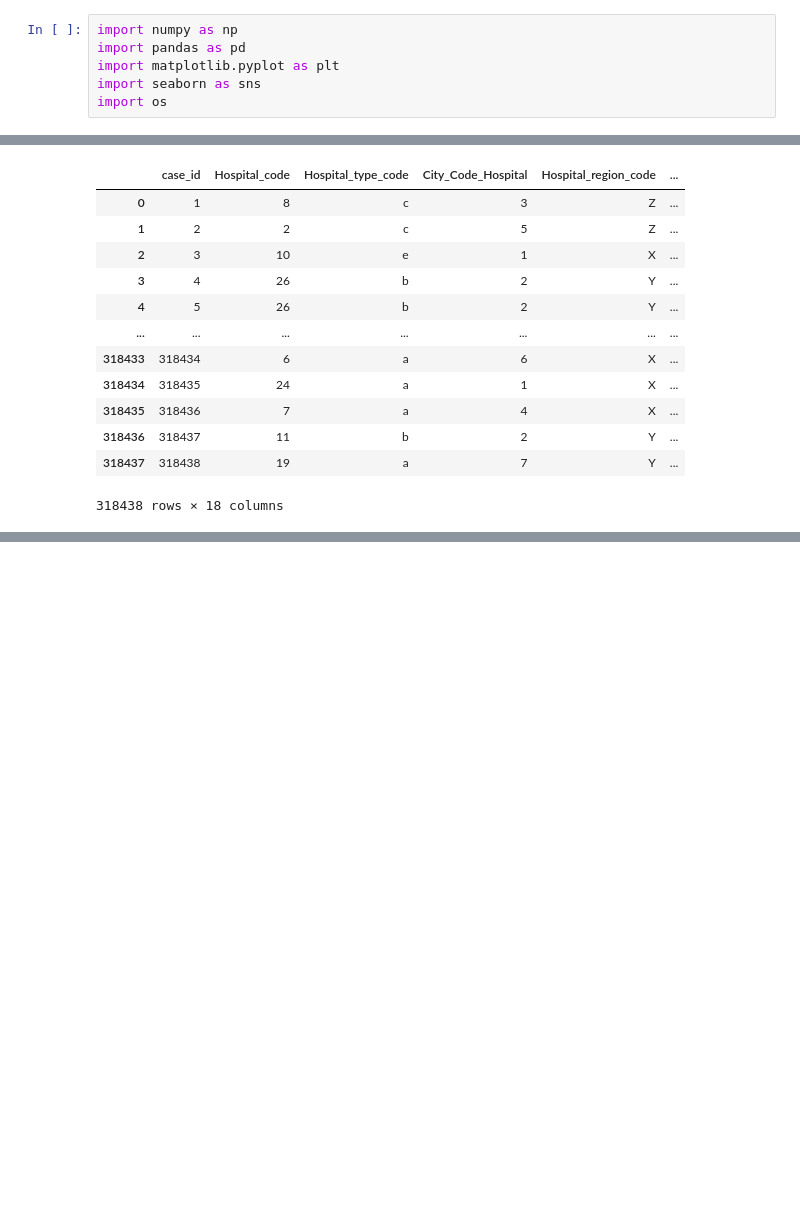
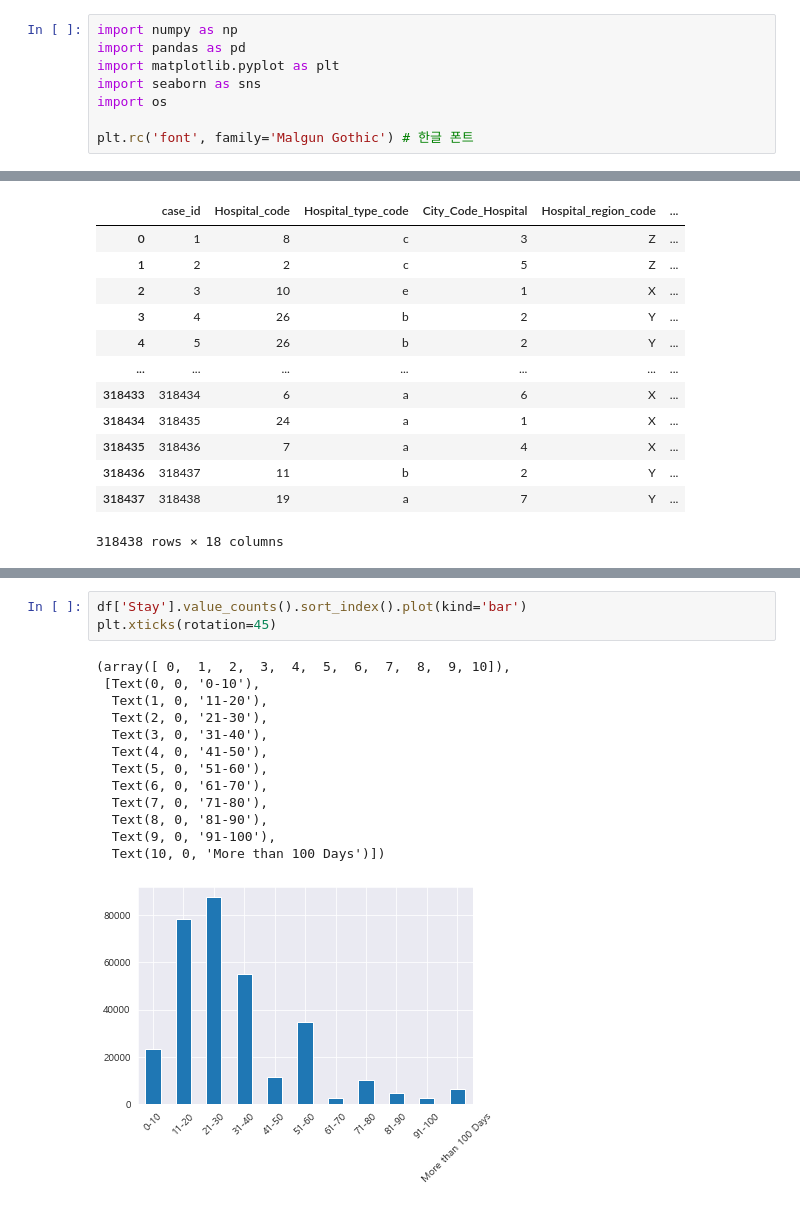
Before and after one commit to Rphabet/Imbalanced, a Jupyter notebook: EDA_and_class_definition.ipynb, the cells around one changed output, grey strips where cells are left out. Cells and saved outputs as stored; diff of their text form; blank space fills up the shorter version.

```diff
--- a/EDA_and_class_definition.ipynb
+++ b/EDA_and_class_definition.ipynb
@@ -4,6 +4,8 @@ import pandas as pd
 import matplotlib.pyplot as plt
 import seaborn as sns
 import os
+
+plt.rc('font', family='Malgun Gothic') # 한글 폰트
 # %%
 os.getcwd()
 # %% [output]
@@ -30,0 +46,17 @@ display(df)
+# %%
+df['Stay'].value_counts().sort_index().plot(kind='bar')
+plt.xticks(rotation=45)
+# %% [output]
+(array([ 0,  1,  2,  3,  4,  5,  6,  7,  8,  9, 10]),
+ [Text(0, 0, '0-10'),
+  Text(1, 0, '11-20'),
+  Text(2, 0, '21-30'),
+  Text(3, 0, '31-40'),
+  Text(4, 0, '41-50'),
+  Text(5, 0, '51-60'),
+  Text(6, 0, '61-70'),
+  Text(7, 0, '71-80'),
+  Text(8, 0, '81-90'),
+  Text(9, 0, '91-100'),
+  Text(10, 0, 'More than 100 Days')])
+[figure, added]
```
Also changed, not shown: parts of 2 cells of this notebook.
